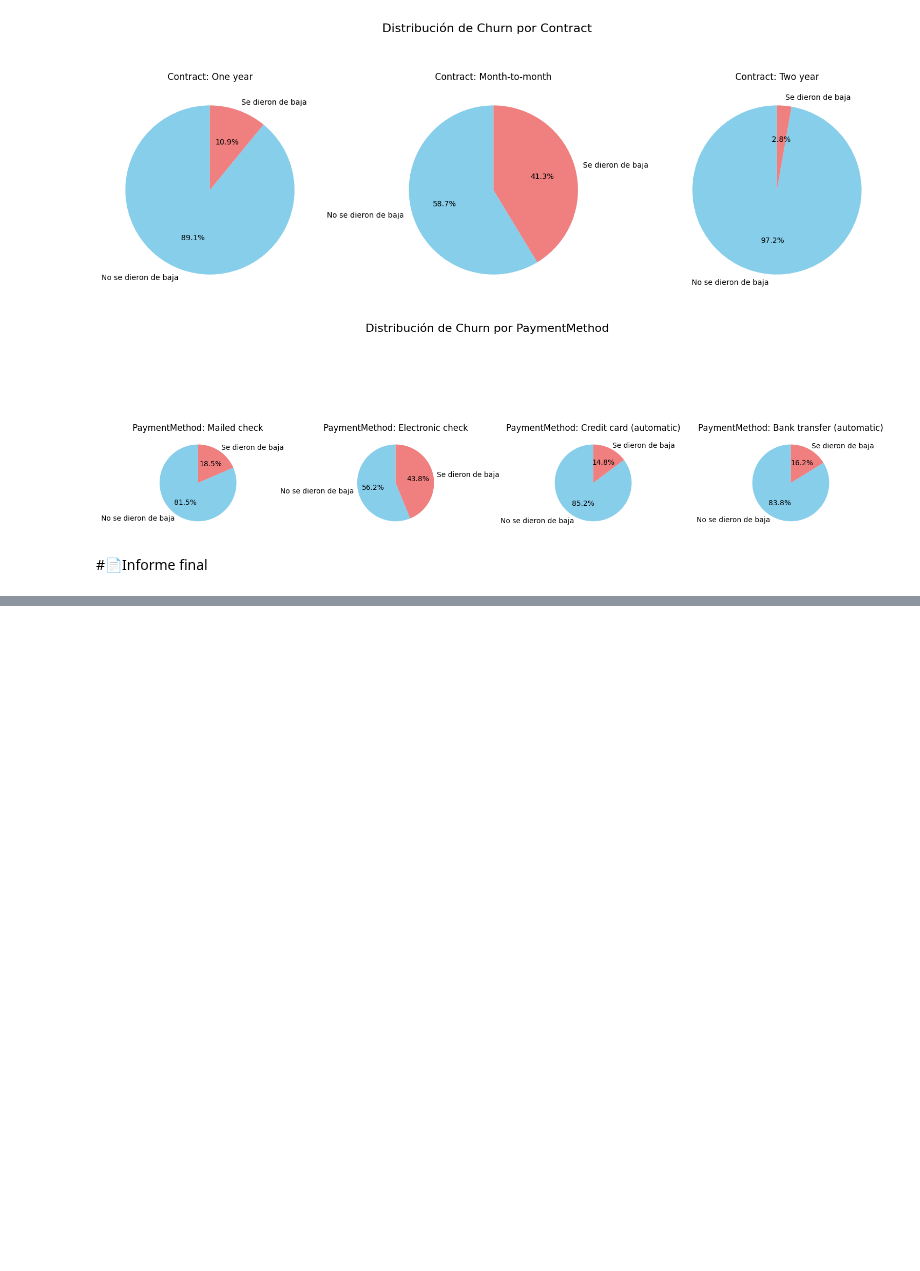
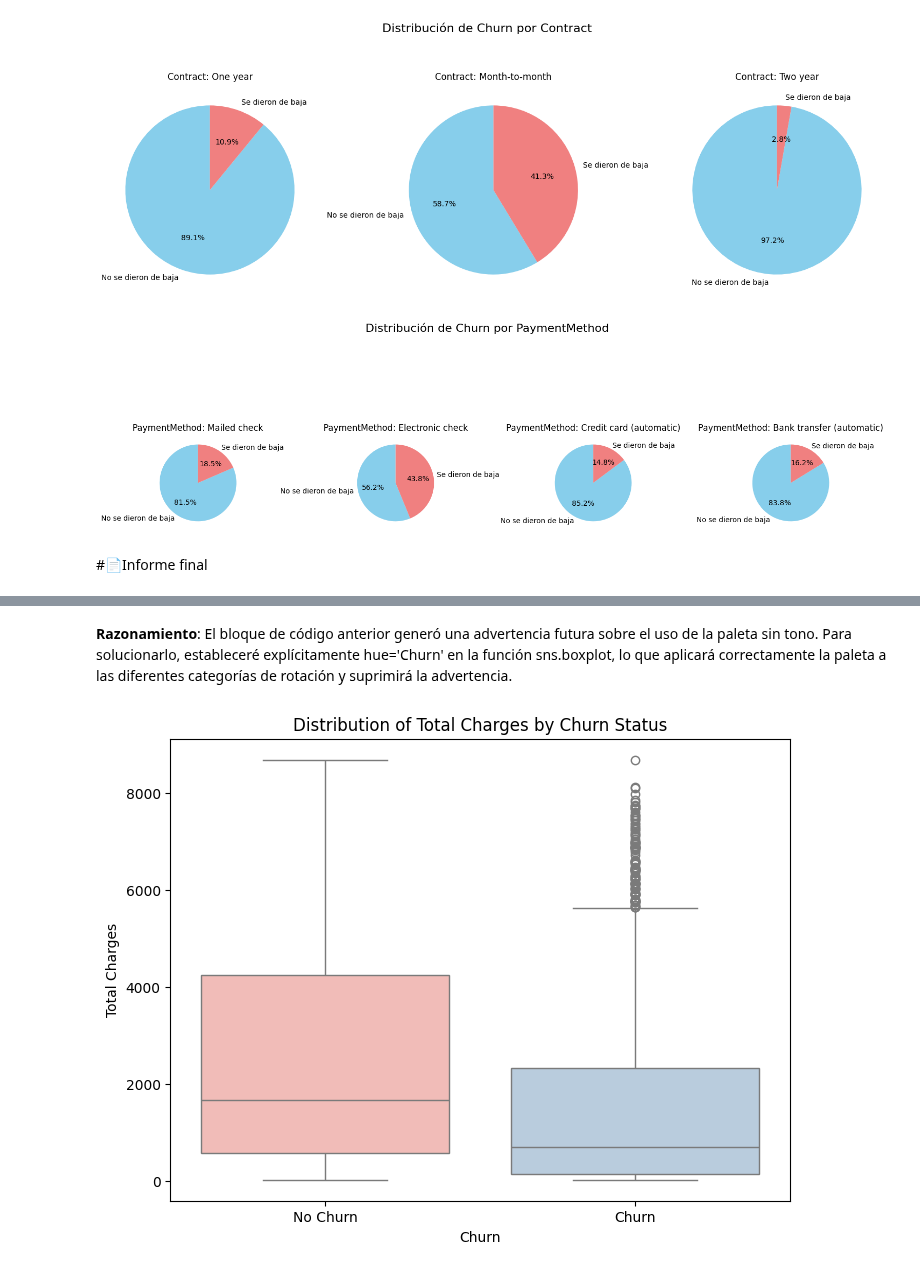
Before and after one commit to Kross363/Python-Data-Science, a Jupyter notebook: TelecomX_LATAM.ipynb, the cells around one changed output, grey strips where cells are left out. Cells and saved outputs as stored; diff of their text form; code cells hidden in the pictures; blank space fills up the shorter version.

```diff
--- a/TelecomX_LATAM.ipynb
+++ b/TelecomX_LATAM.ipynb
@@ -282,0 +314,15 @@ for col in categorical_cols:
+# %% [markdown]
+**Razonamiento**: El bloque de código anterior generó una advertencia futura sobre el uso de la paleta sin tono. Para solucionarlo, estableceré explícitamente hue='Churn' en la función sns.boxplot, lo que aplicará correctamente la paleta a las diferentes categorías de rotación y suprimirá la advertencia.
+# %%
+import seaborn as sns
+import matplotlib.pyplot as plt
+
+plt.figure(figsize=(8, 6))
+sns.boxplot(x='Churn', y='Charges.Total', data=datos, hue='Churn', palette='Pastel1', legend=False)
+plt.title('Distribution of Total Charges by Churn Status')
+plt.xlabel('Churn')
+plt.ylabel('Total Charges')
+plt.xticks([0, 1], ['No Churn', 'Churn'])
+plt.show()
+# %% [output]
+[figure, added]
```
Also changed, not shown: parts of 15 cells of this notebook.
